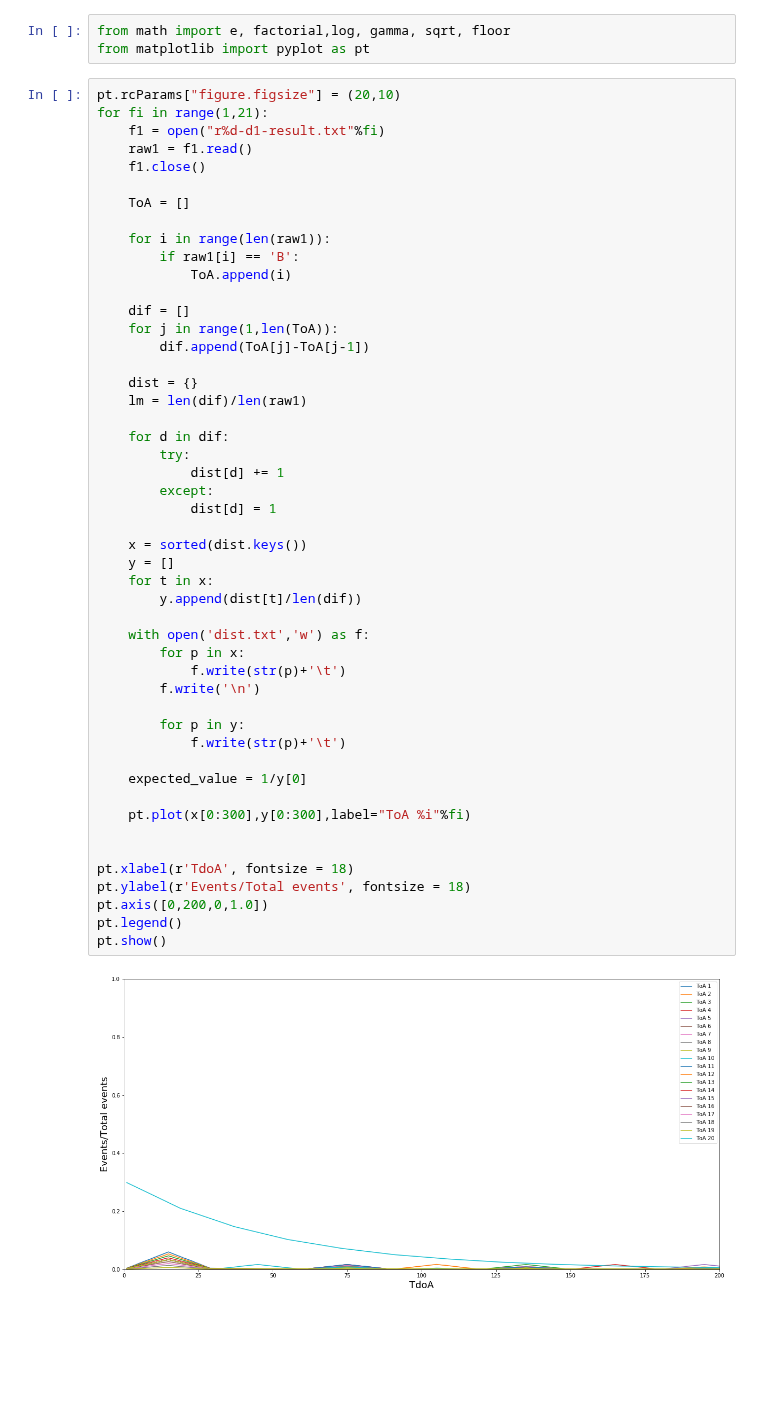
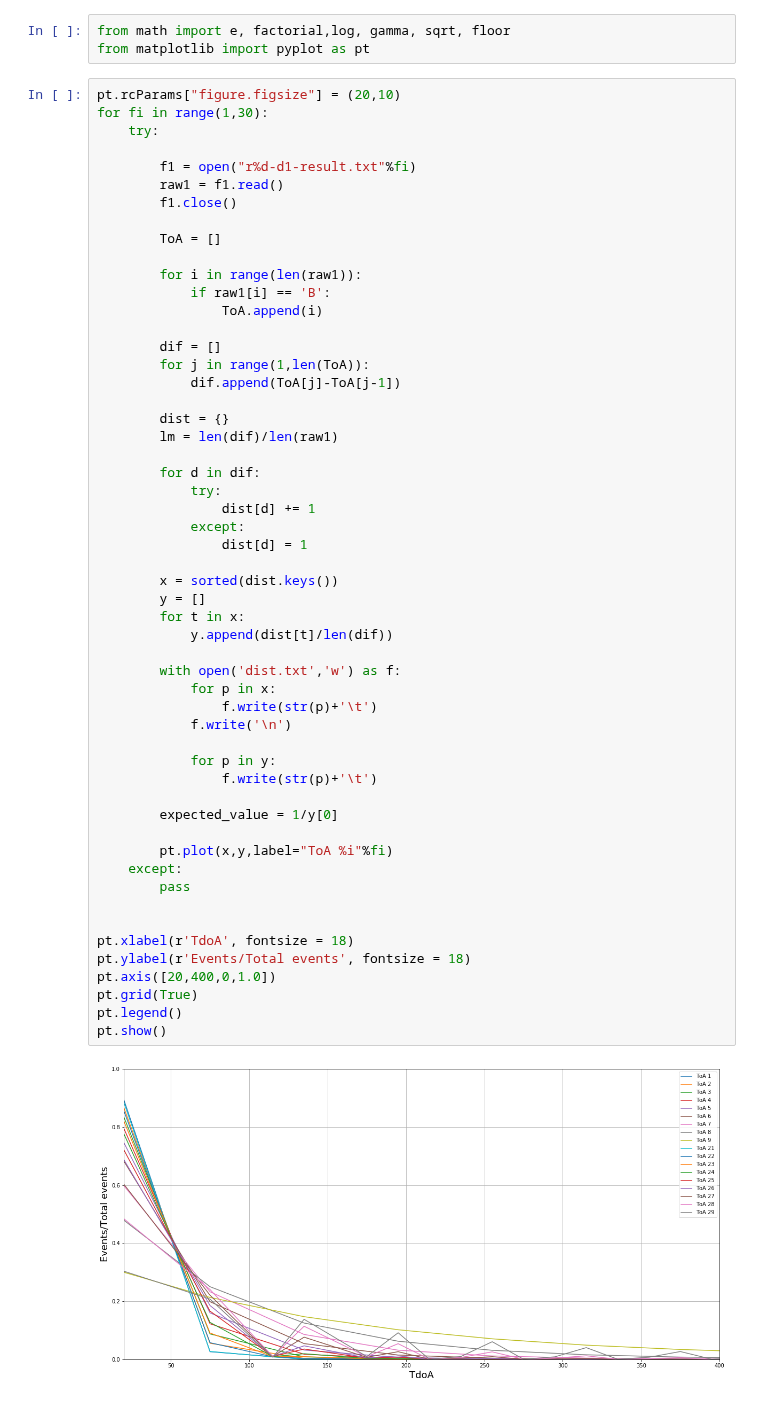
Before and after one commit to ingframin/BroadcastSimulation, a Jupyter notebook: results/Arrivals.ipynb, the cells around one changed output. Saved outputs shown, nothing was run; the diff lists cells and outputs as text; blank space fills up the shorter version.

```diff
--- a/results/Arrivals.ipynb
+++ b/results/Arrivals.ipynb
@@ -3,52 +3,57 @@ from math import e, factorial,log, gamma, sqrt, floor
 from matplotlib import pyplot as pt
 # %%
 pt.rcParams["figure.figsize"] = (20,10)
-for fi in range(1,21):
-    f1 = open("r%d-d1-result.txt"%fi)
-    raw1 = f1.read()
-    f1.close()
+for fi in range(1,30):
+    try:
 
-    ToA = []
+        f1 = open("r%d-d1-result.txt"%fi)
+        raw1 = f1.read()
+        f1.close()
 
-    for i in range(len(raw1)):
-        if raw1[i] == 'B':
-            ToA.append(i)
+        ToA = []
 
-    dif = []
-    for j in range(1,len(ToA)):
-        dif.append(ToA[j]-ToA[j-1])
+        for i in range(len(raw1)):
+            if raw1[i] == 'B':
+                ToA.append(i)
 
-    dist = {}
-    lm = len(dif)/len(raw1)
+        dif = []
+        for j in range(1,len(ToA)):
+            dif.append(ToA[j]-ToA[j-1])
 
-    for d in dif:
-        try:
-            dist[d] += 1
-        except:
-            dist[d] = 1
+        dist = {}
+        lm = len(dif)/len(raw1)
 
-    x = sorted(dist.keys())
-    y = []
-    for t in x:
-        y.append(dist[t]/len(dif))
+        for d in dif:
+            try:
+                dist[d] += 1
+            except:
+                dist[d] = 1
 
-    with open('dist.txt','w') as f:
-        for p in x:
-            f.write(str(p)+'\t')
-        f.write('\n')
+        x = sorted(dist.keys())
+        y = []
+        for t in x:
+            y.append(dist[t]/len(dif))
 
-        for p in y:
-            f.write(str(p)+'\t')
+        with open('dist.txt','w') as f:
+            for p in x:
+                f.write(str(p)+'\t')
+            f.write('\n')
 
-    expected_value = 1/y[0]
+            for p in y:
+                f.write(str(p)+'\t')
 
-    pt.plot(x[0:300],y[0:300],label="ToA %i"%fi)
+        expected_value = 1/y[0]
+
+        pt.plot(x,y,label="ToA %i"%fi)
+    except:
+        pass
 
 
 pt.xlabel(r'TdoA', fontsize = 18)
 pt.ylabel(r'Events/Total events', fontsize = 18)
-pt.axis([0,200,0,1.0])
+pt.axis([20,400,0,1.0])
+pt.grid(True)
 pt.legend()
 pt.show()
 # %% [output]
-[figure, old version]
+[figure, new version]
```
Also changed, not shown: 6 other files.
